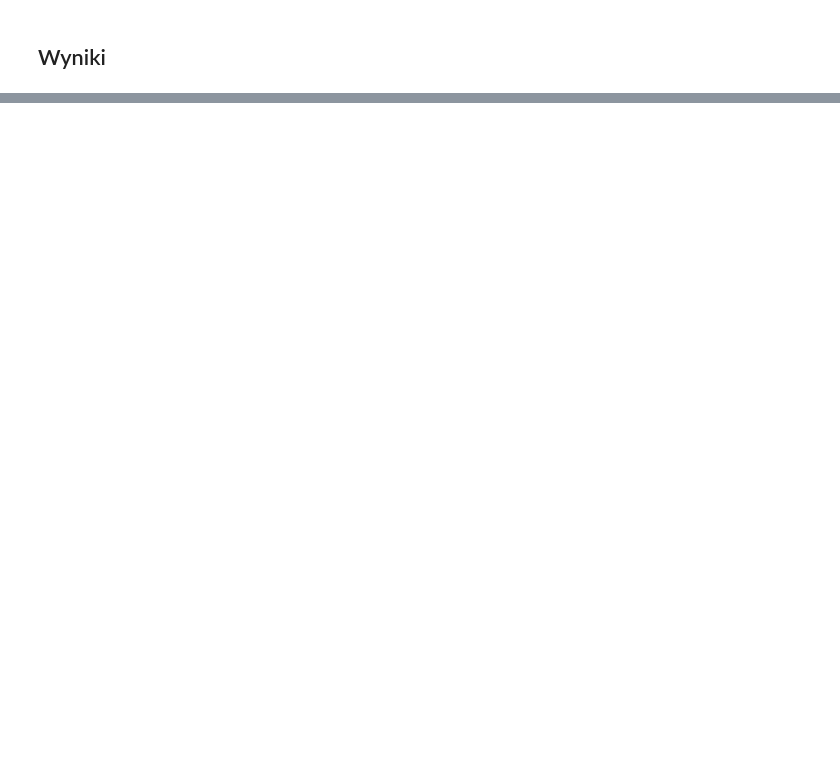
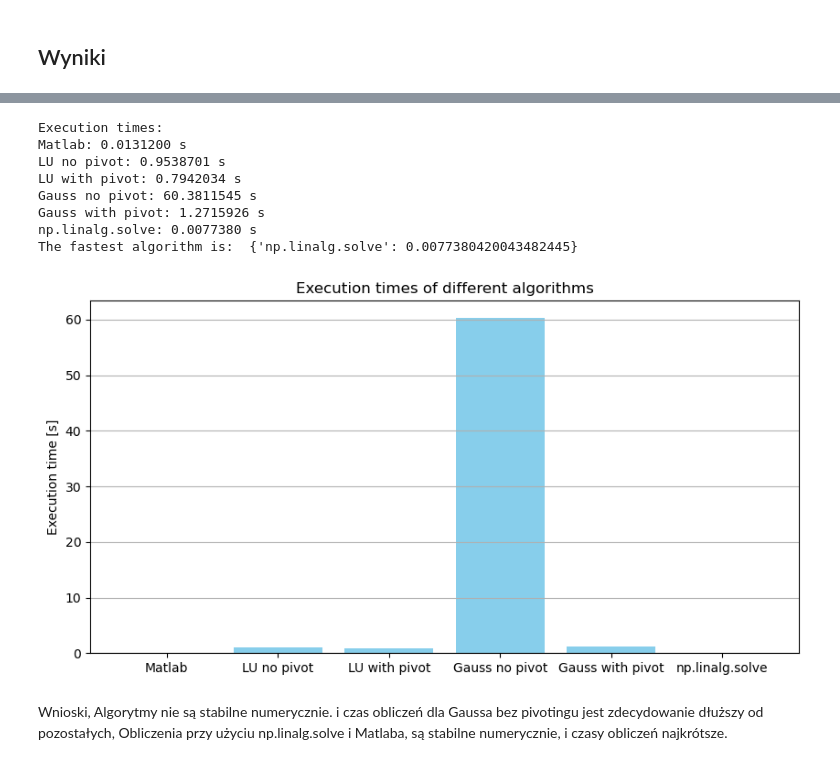
Before and after one commit to Szymon-Budziak/Matrix_calculus_algorithms_course_AGH, a Jupyter notebook: Program_2/program_2.ipynb, the cells around one changed output, grey strips where cells are left out. Cells and saved outputs as stored; diff of their text form; code cells hidden in the pictures; blank space fills up the shorter version.

```diff
--- a/Program_2/program_2.ipynb
+++ b/Program_2/program_2.ipynb
@@ -386,0 +490,41 @@ plt.show()
+# %%
+def linalg_solve(A: np.ndarray, B: np.ndarray) -> tuple[np.ndarray, float]:
+    start = perf_counter()
+    X_base = np.linalg.solve(A, B)
+    stop = perf_counter()
+    return X_base, stop - start
+
+functions = [(lu_solve_no_pivot, 'LU no pivot'), (lu_solve_pivot,'LU with pivot'), (gaussian_elimination_no_pivot, 'Gauss no pivot'), (gaussian_elimination_with_pivot, 'Gauss with pivot'),(linalg_solve, 'np.linalg.solve')]
+time_comparisons = []
+
+matrix_size = 1000
+
+A = np.random.randint(low=0, high=100, size=(matrix_size, matrix_size))
+B = np.random.randint(low=0, high=100, size=(matrix_size, 1))
+
+A = A.astype('float64')
+
+# Gram-Schmidt process to make the columns of A linearly independent
+for i in range(A.shape[1]):
+    for j in range(i):
+        A[:, i] -= np.dot(A[:, i], A[:, j]) / np.dot(A[:, j], A[:, j]) * A[:, j]
+
+time_comparisons.append({"Matlab": 0.01312})
+for function, function_name in functions:
+    _, exec_time = function(A,B)
+    time_comparisons.append({function_name: exec_time})
+
+execution_times(time_comparisons)
+plot_function_time_comparsions(time_comparisons)
+# %% [output]
+Execution times:
+Matlab: 0.0131200 s
+LU no pivot: 0.9538701 s
+LU with pivot: 0.7942034 s
+Gauss no pivot: 60.3811545 s
+Gauss with pivot: 1.2715926 s
+np.linalg.solve: 0.0077380 s
+The fastest algorithm is:  {'np.linalg.solve': 0.0077380420043482445}
+[figure, added]
+# %% [markdown]
+Wnioski, Algorytmy nie są stabilne numerycznie. i czas obliczeń dla Gaussa bez pivotingu jest zdecydowanie dłuższy od pozostałych, Obliczenia przy użyciu np.linalg.solve i Matlaba, są stabilne numerycznie, i czasy obliczeń najkrótsze.
```
Also changed, not shown: parts of 10 cells of this notebook, 2 other files.
